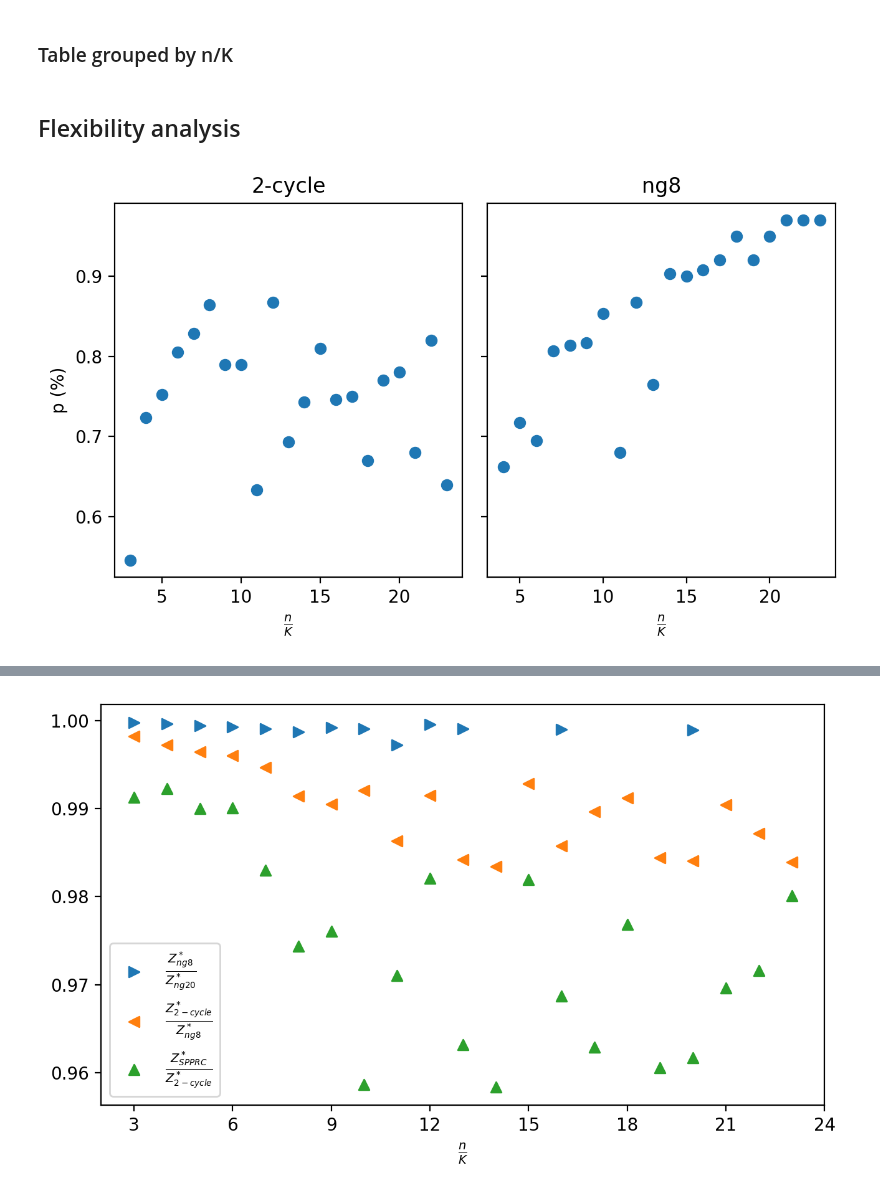
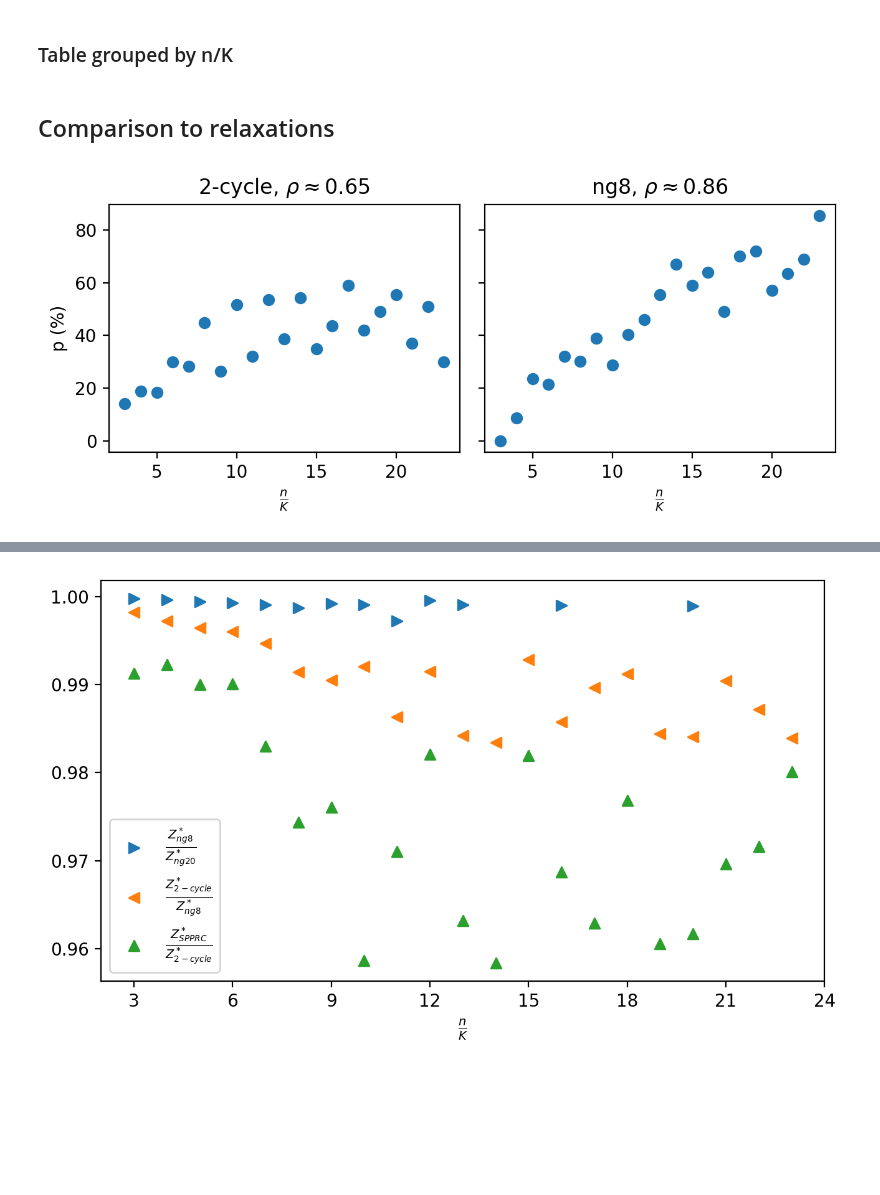
Before and after one commit to habanzu/cvrp, a Jupyter notebook: notebooks/Evaluation.ipynb, the cells around one changed output, grey strips where cells are left out. Drawn from its saved outputs; the diff is of its cells as text; code cells hidden in the pictures; blank space fills up the shorter version.

```diff
--- a/notebooks/Evaluation.ipynb
+++ b/notebooks/Evaluation.ipynb
@@ -228,7 +228,7 @@ data.loc[(data.method == "ng20") & (data.terminated == False)]
 # %%
 hierarchy = {"ng20":"ng8","ng8":"cyc2","cyc2":"SPPRC"}
 
-c = 0.9
+c = 0.99
 
 data['I'] = np.nan
 data['t'] = np.nan
@@ -262,4 +262,4 @@ data["%"] = data['t'].divide(data['total time'],fill_value=np.nan)
 data["%c"] = data['tc'].divide(data['total time'],fill_value=np.nan)
 data["tt"] = data['total time']
 data = data.round({"total time":0, "t":0,"tc":0, "%":2,"%c":2,"t/I":0})
-data[(data.method == "ng20") &(data.terminated == True)].sort_values("n/K")
+# data[(data.method == "ng20") &(data.terminated == True)].sort_values("n/K")
@@ -306,27 +286,22 @@ table = table.iloc[:,index]
 # ser = table[("","n/K")]
 table = table[['cyc2','ng8','ng20']]
 # table.style.format("{:.0f}")
-# %% [markdown]
-## Flexibility analysis
+# %% [markdown]
+## Comparison to relaxations
 # %%
-fig, (ax1, ax2) = plt.subplots(ncols=2,sharey=True,figsize=(6.6,4),dpi=200)
-ax1.scatter(table.index,table['cyc2',"%c"])
-ax1.set_title("2-cycle")
+fig, (ax1, ax2) = plt.subplots(ncols=2,sharey=True,figsize=(6.6,3),dpi=200)
+ax1.scatter(table.index,table['cyc2',"%"])
+ax1.set_title(r"2-cycle, $\rho \approx 0.65$")
 ax1.set_xlabel(r"$\frac {n} {K}$")
-ax2.scatter(table.index,table['ng8',"%c"])
-ax2.set_title("ng8")
+ax2.scatter(table.index,table['ng8',"%"])
+ax2.set_title(r"ng8, $\rho \approx 0.86$")
 ax2.set_xlabel(r"$\frac {n} {K}$")
 ax1.set_ylabel(r"p (%)")
-# plt.xlabel("test")
-# ax3.scatter(table.index,table['ng20',"%"])
-# ax = plt.gca()
-# ax.xaxis.set_major_locator(MaxNLocator(integer=True))
-# plt.legend(loc='lower right')
 plt.tight_layout()
-# plt.savefig("plots/percentage_flexibility.pgf")
+plt.savefig("plots/percentage_flexibility.pgf")
 plt.show()
 # %% [output]
-[figure, old version]
+[figure, new version]
 # %%
 # Die Streuung scheint unterschiedlich groß zu sein! Bei n8 etwas kleiner, ber cyc2 deutlich größer
 subset1 = data[data.method == "ng8"]
```
Also changed, not shown: parts of 20 cells of this notebook, 7 other files.
